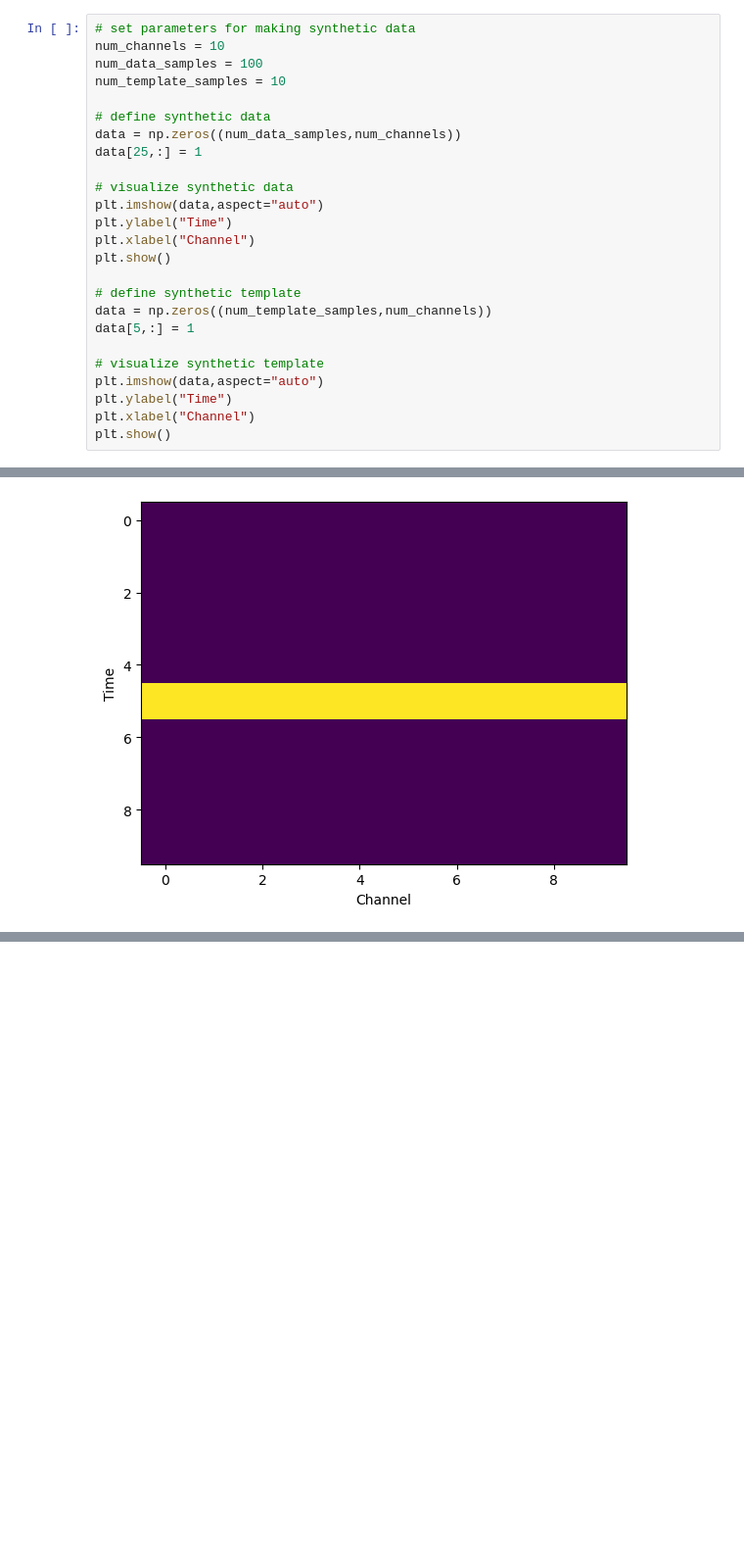
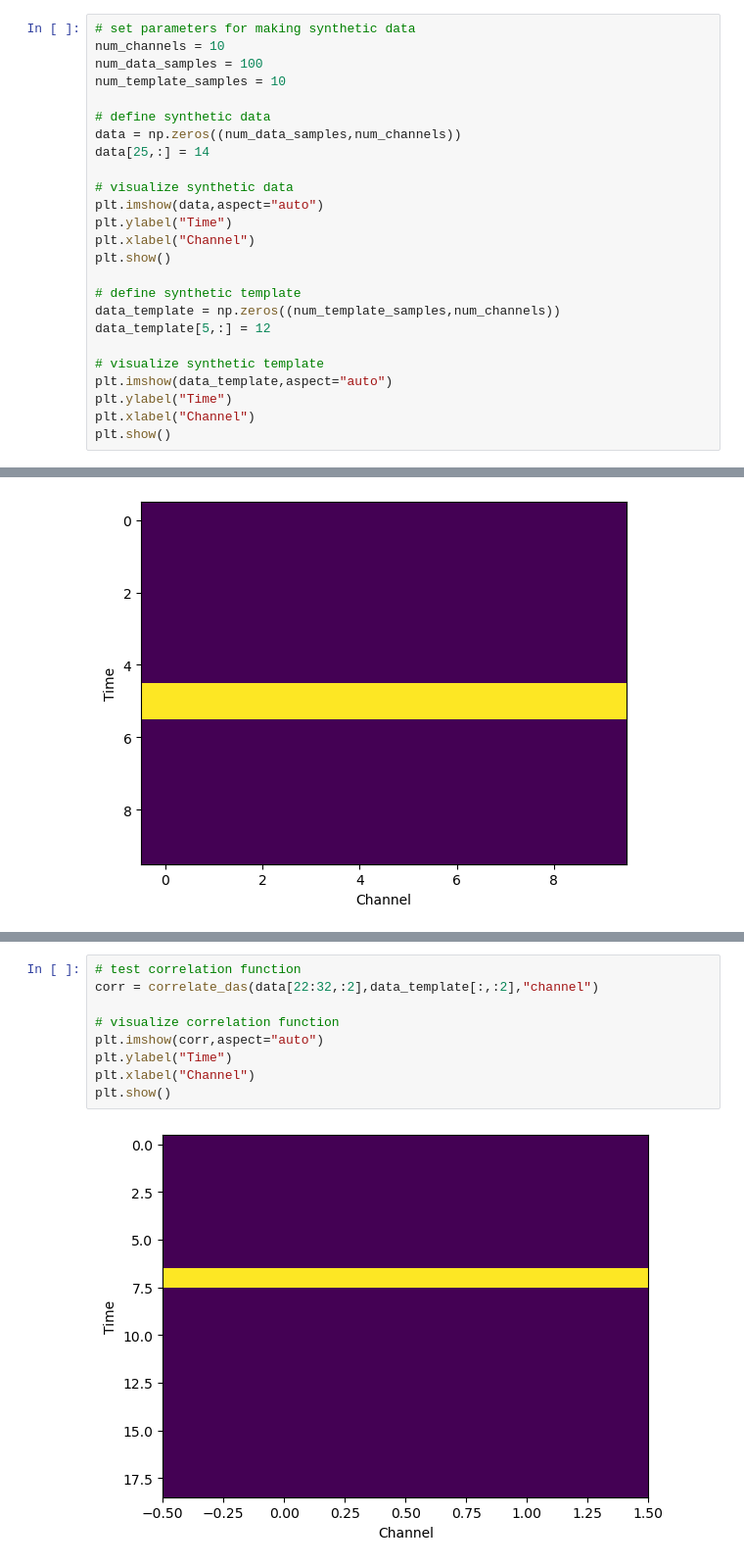
Before and after one commit to bradlipovsky/das-stuff, a Jupyter notebook: Template match.ipynb, the cells around one changed output, grey strips where cells are left out. Shown: that part at 98% size. Cells and saved outputs as stored; diff of their text form; blank space fills up the shorter version.

```diff
--- a/Template match.ipynb
+++ b/Template match.ipynb
@@ -67,7 +26,7 @@ num_template_samples = 10
 
 # define synthetic data
 data = np.zeros((num_data_samples,num_channels))
-data[25,:] = 1
+data[25,:] = 14
 
 # visualize synthetic data
 plt.imshow(data,aspect="auto")
@@ -76,11 +35,11 @@ plt.xlabel("Channel")
 plt.show()
 
 # define synthetic template
-data = np.zeros((num_template_samples,num_channels))
-data[5,:] = 1
+data_template = np.zeros((num_template_samples,num_channels))
+data_template[5,:] = 12
 
 # visualize synthetic template
-plt.imshow(data,aspect="auto")
+plt.imshow(data_template,aspect="auto")
 plt.ylabel("Time")
 plt.xlabel("Channel")
 plt.show()
@@ -89,0 +125,11 @@ plt.show()
+# %%
+# test correlation function
+corr = correlate_das(data[22:32,:2],data_template[:,:2],"channel")
+
+# visualize correlation function
+plt.imshow(corr,aspect="auto")
+plt.ylabel("Time")
+plt.xlabel("Channel")
+plt.show()
+# %% [output]
+[figure, added]
```
Also changed, not shown: parts of 8 cells of this notebook, 2 other files.
